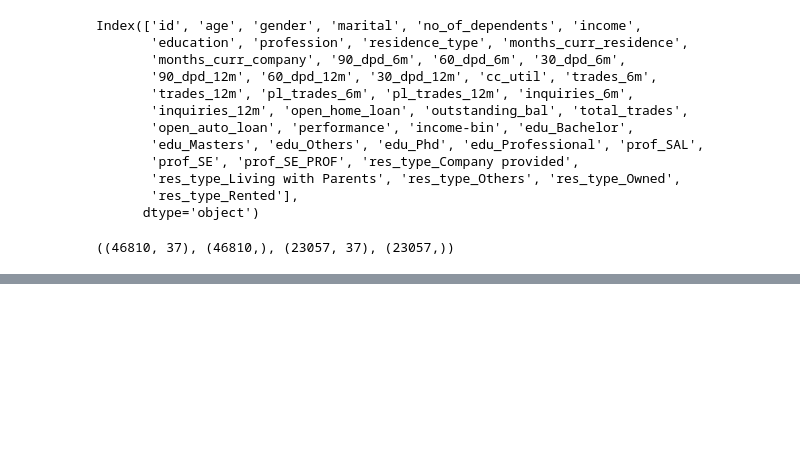
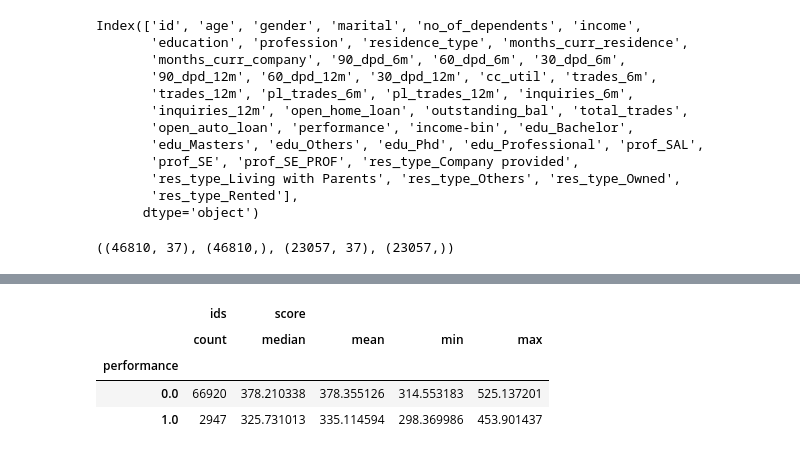
Before and after one commit to patwadeepak/capstone-project, a Jupyter notebook: Capstone-Project.ipynb, the cells around one changed output, grey strips where cells are left out. Cells and saved outputs as stored; diff of their text form; code cells hidden in the pictures; blank space fills up the shorter version.

```diff
--- a/Capstone-Project.ipynb
+++ b/Capstone-Project.ipynb
@@ -1798,0 +1922,8 @@ Fitting 5 folds for each of 16 candidates, totalling 80 fits
+# %%
+scorecard.groupby(by='performance').agg({'ids':'count', 'score':['median','mean','min','max']})
+# %% [output]
+|  | ids | score |  |  |  |
+|  | count | median | mean | min | max |
+| performance |  |  |  |  |  |
+| 0.0 | 66920 | 378.210338 | 378.355126 | 314.553183 | 525.137201 |
+| 1.0 | 2947 | 325.731013 | 335.114594 | 298.369986 | 453.901437 |
```
Also changed, not shown: parts of 32 cells of this notebook.
